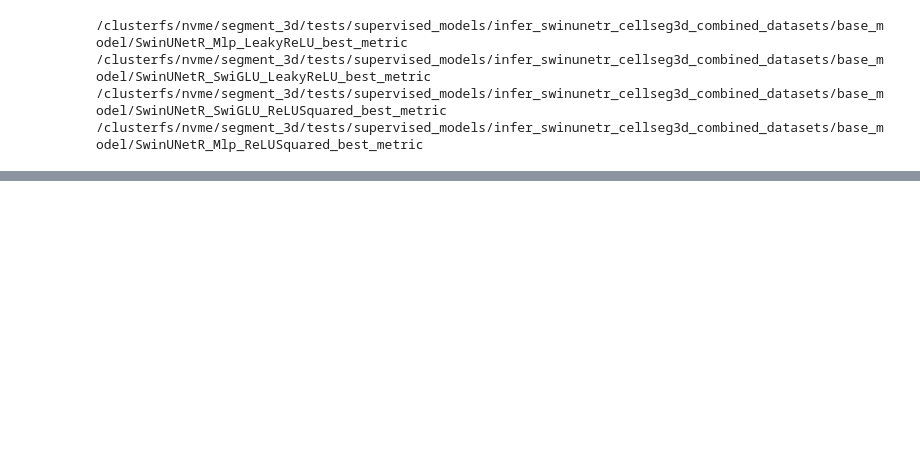
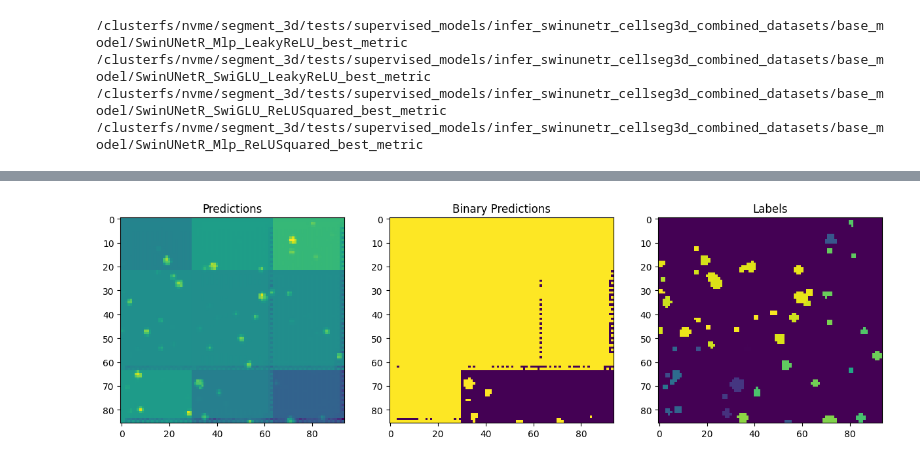
Before and after one commit to Panzax/segmentation_case_study, a Jupyter notebook: notebooks/inference_tests.ipynb, the cells around one changed output, grey strips where cells are left out. Saved outputs shown, nothing was run; the diff lists cells and outputs as text; code cells hidden in the pictures; blank space fills up the shorter version.

```diff
--- a/notebooks/inference_tests.ipynb
+++ b/notebooks/inference_tests.ipynb
@@ -357,0 +407,88 @@ for checkpoint_dir in root_dir.iterdir():
+# %%
+# Running bootstrapped DICE score by subdividing volume into N^3 cubes and sampling N^3 times with replacement
+import numpy as np
+from tifffile import imread
+import matplotlib.pyplot as plt
+from skimage.filters import threshold_otsu, threshold_multiotsu
+from pathlib import Path
+
+def compute_dice_score(binary_labels, binary_predictions, N):
+    shape = binary_predictions.shape
+    cube_shape = (shape[0] // N, shape[1] // N, shape[2] // N)  # Shape of each cube
+
+    # Store the (z,y,x) cube start indices
+    cubes = []
+    for zi in range(N):
+        for yi in range(N):
+            for xi in range(N):
+                z0 = zi * cube_shape[0]
+                y0 = yi * cube_shape[1]
+                x0 = xi * cube_shape[2]
+                z1 = (zi + 1) * cube_shape[0] if zi < N - 1 else shape[0]
+                y1 = (yi + 1) * cube_shape[1] if yi < N - 1 else shape[1]
+                x1 = (xi + 1) * cube_shape[2] if xi < N - 1 else shape[2]
+                cubes.append((slice(z0, z1), slice(y0, y1), slice(x0, x1)))
+
+    num_cubes = len(cubes)
+    dice_scores = []
+
+    rng = np.random.default_rng(seed=42)
+
+    # Bootstrap: for num_cubes times, sample cubes with replacement, concatenate, compute dice
+    num_bootstraps = num_cubes  # As per instruction
+    for i in range(num_bootstraps):
+        sampled_cubes_idx = rng.choice(range(num_cubes), size=num_cubes, replace=True)
+        sem_boot = []
+        pred_boot = []
+        for idx in sampled_cubes_idx:
+            s = cubes[idx]
+            sem_boot.append(binary_labels[s])
+            pred_boot.append(binary_predictions[s])
+        cube_semantic_labels = np.concatenate([x.flatten() for x in sem_boot])
+        cube_binary_predictions = np.concatenate([x.flatten() for x in pred_boot])
+
+        intersection = np.sum(np.logical_and(cube_semantic_labels, cube_binary_predictions))
+        denom = np.sum(cube_semantic_labels) + np.sum(cube_binary_predictions)
+        dice = 2 * intersection / denom if denom > 0 else np.nan
+        dice_scores.append(dice)
+
+    dice_scores = np.array(dice_scores)
+    return dice_scores
+
+# Specify N for N^3 cubes
+N = 5  # Set N (e.g., 4 or 5 for 125 subvolumes, adjust for desired granularity)
+threshold = 0.4
+
+labels = imread("/clusterfs/nvme/segment_3d/tests/datasets/CellSeg3D_mesoSPIM/val/labels/c5label.tif")
+binary_labels = labels > 0
+
+
+experiment_dir = Path("/clusterfs/nvme/segment_3d/tests/supervised_models/infer_swinunetr_cellseg3d_mesoSPIM/feature_size_12")
+dice_by_model = {}
+for checkpoint_dir in experiment_dir.iterdir():
+    if not checkpoint_dir.is_dir():
+        continue
+    elif "best_metric" in checkpoint_dir.name:
+        continue
+    for tiff_file in checkpoint_dir.glob("*.tif"):
+        # if "12_06" not in tiff_file.name:
+        #     continue
+        print(tiff_file.name)
+        predictions = imread(tiff_file)
+        # threshold = threshold_otsu(predictions)
+        binary_predictions = predictions > threshold
+        # plot central z slice of predictions and labels
+        plt.figure(figsize=(15, 5))
+        plt.subplot(1, 3, 1)
+        plt.imshow(predictions[predictions.shape[0]//2, :, :])
+        plt.title("Predictions")
+        plt.subplot(1, 3, 2)
+        plt.imshow(binary_predictions[binary_predictions.shape[0]//2, :, :])
+        plt.title("Binary Predictions")
+        plt.subplot(1, 3, 3)
+        plt.imshow(labels[labels.shape[0]//2, :, :])
+        plt.title("Labels")
+        plt.show()
+        dice_scores = compute_dice_score(binary_labels, binary_predictions, N)
+        dice_by_model[tiff_file.name] = dice_scores
+# %% [output]
@@ -357,0 +496 @@ for checkpoint_dir in root_dir.iterdir():
+[figure, added]
```
Also changed, not shown: parts of 27 cells of this notebook, 11 other files.
